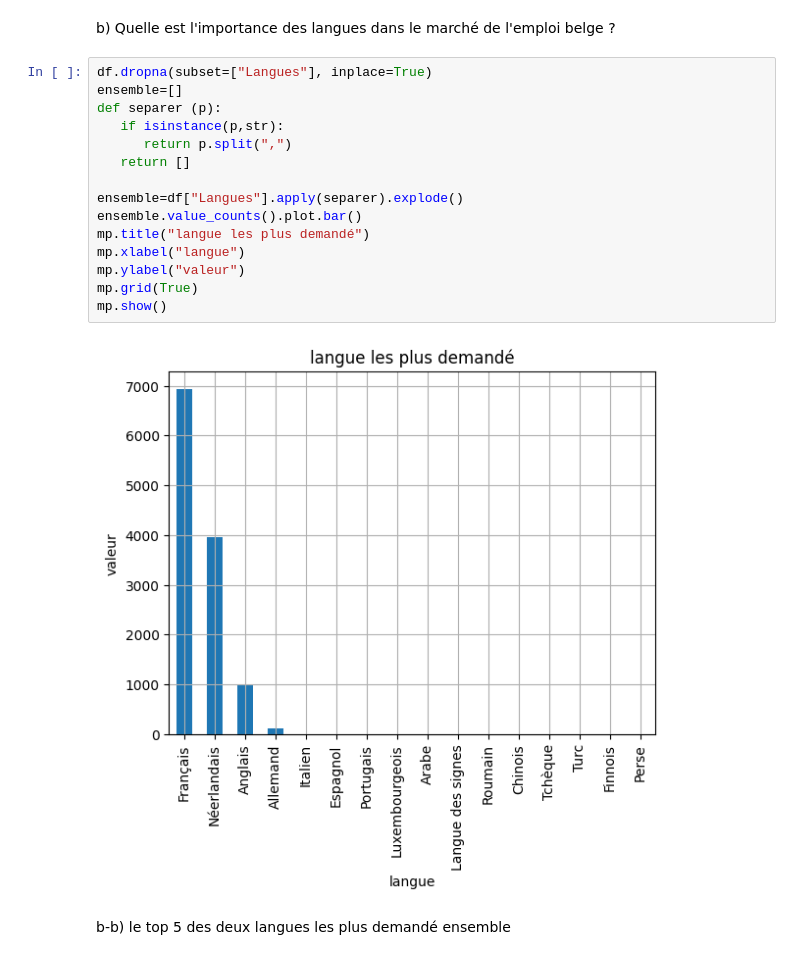
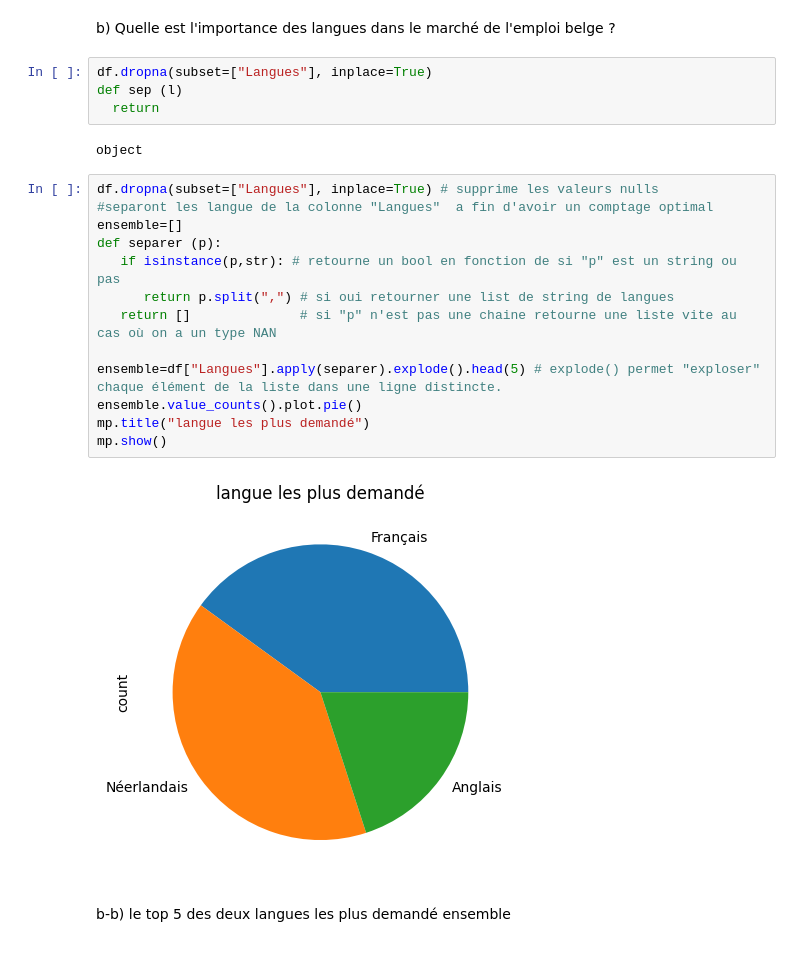
Before and after one commit to h011010/analyse-des-offres_d_emploi_forem, a Jupyter notebook: analyse_des_offres_d_emploi_forem.ipynb, the cells around one changed output. Saved outputs shown, nothing was run; the diff lists cells and outputs as text.

```diff
--- a/analyse_des_offres_d_emploi_forem.ipynb
+++ b/analyse_des_offres_d_emploi_forem.ipynb
@@ -170,23 +170,27 @@ mp.show()
 [figure]
 # %% [markdown]
 b) Quelle est l'importance des langues dans le marché de l'emploi belge ?
+# %%
+df.dropna(subset=["Langues"], inplace=True)
+def sep (l)
+  return
+# %% [output]
+object
 # %%
-df.dropna(subset=["Langues"], inplace=True)
+df.dropna(subset=["Langues"], inplace=True) # supprime les valeurs nulls
+#separont les langue de la colonne "Langues"  a fin d'avoir un comptage optimal
 ensemble=[]
 def separer (p):
-   if isinstance(p,str):
-      return p.split(",")
-   return []
+   if isinstance(p,str): # retourne un bool en fonction de si "p" est un string ou pas
+      return p.split(",") # si oui retourner une list de string de langues
+   return []              # si "p" n'est pas une chaine retourne une liste vite au cas où on a un type NAN
 
-ensemble=df["Langues"].apply(separer).explode()
-ensemble.value_counts().plot.bar()
+ensemble=df["Langues"].apply(separer).explode().head(5) # explode() permet "exploser" chaque élément de la liste dans une ligne distincte.
+ensemble.value_counts().plot.pie()
 mp.title("langue les plus demandé")
-mp.xlabel("langue")
-mp.ylabel("valeur")
-mp.grid(True)
 mp.show()
 # %% [output]
-[figure, old version]
+[figure, new version]
 # %% [markdown]
 b-b) le top 5 des deux langues les plus demandé ensemble
 # %%
```
Also changed, not shown: parts of 3 cells of this notebook.
